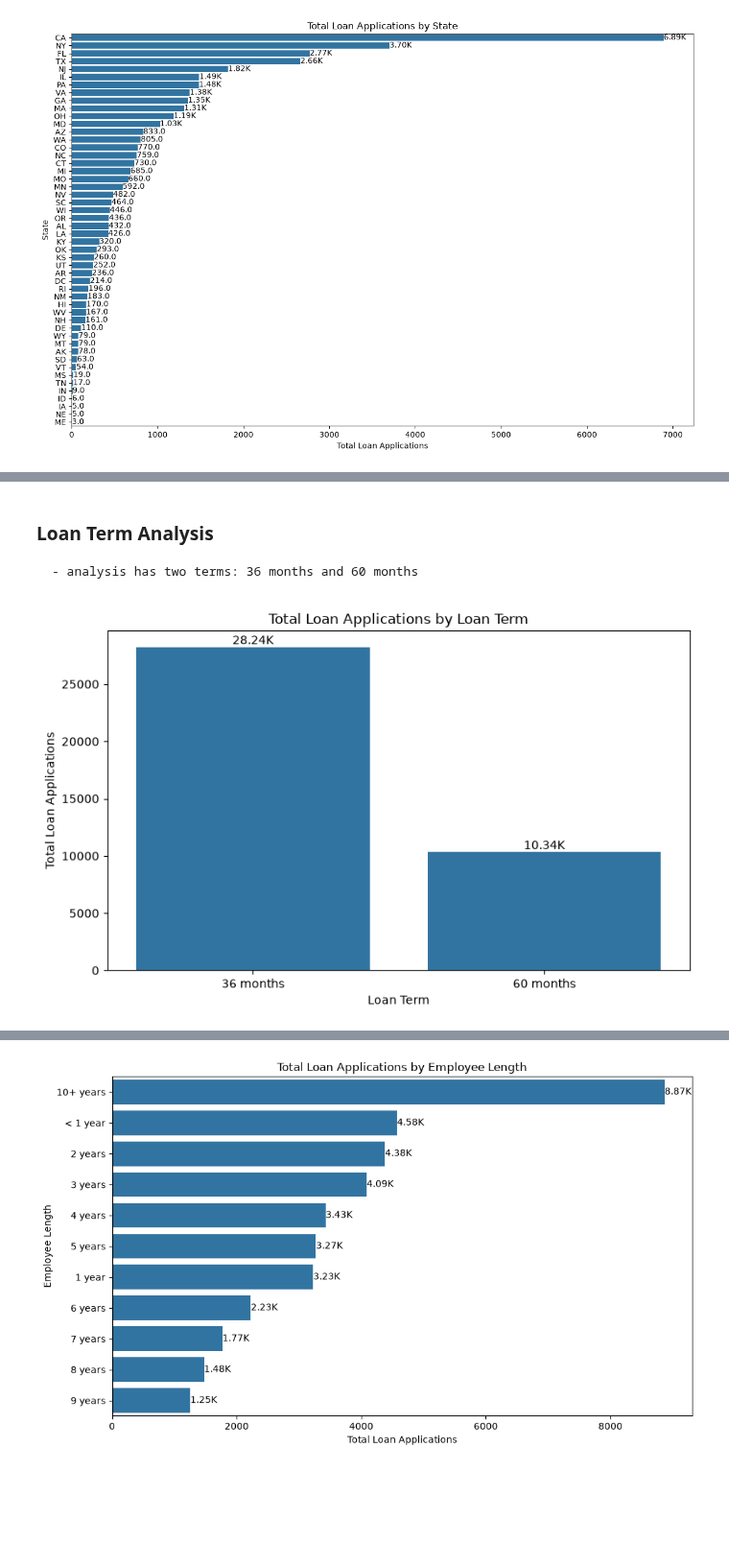
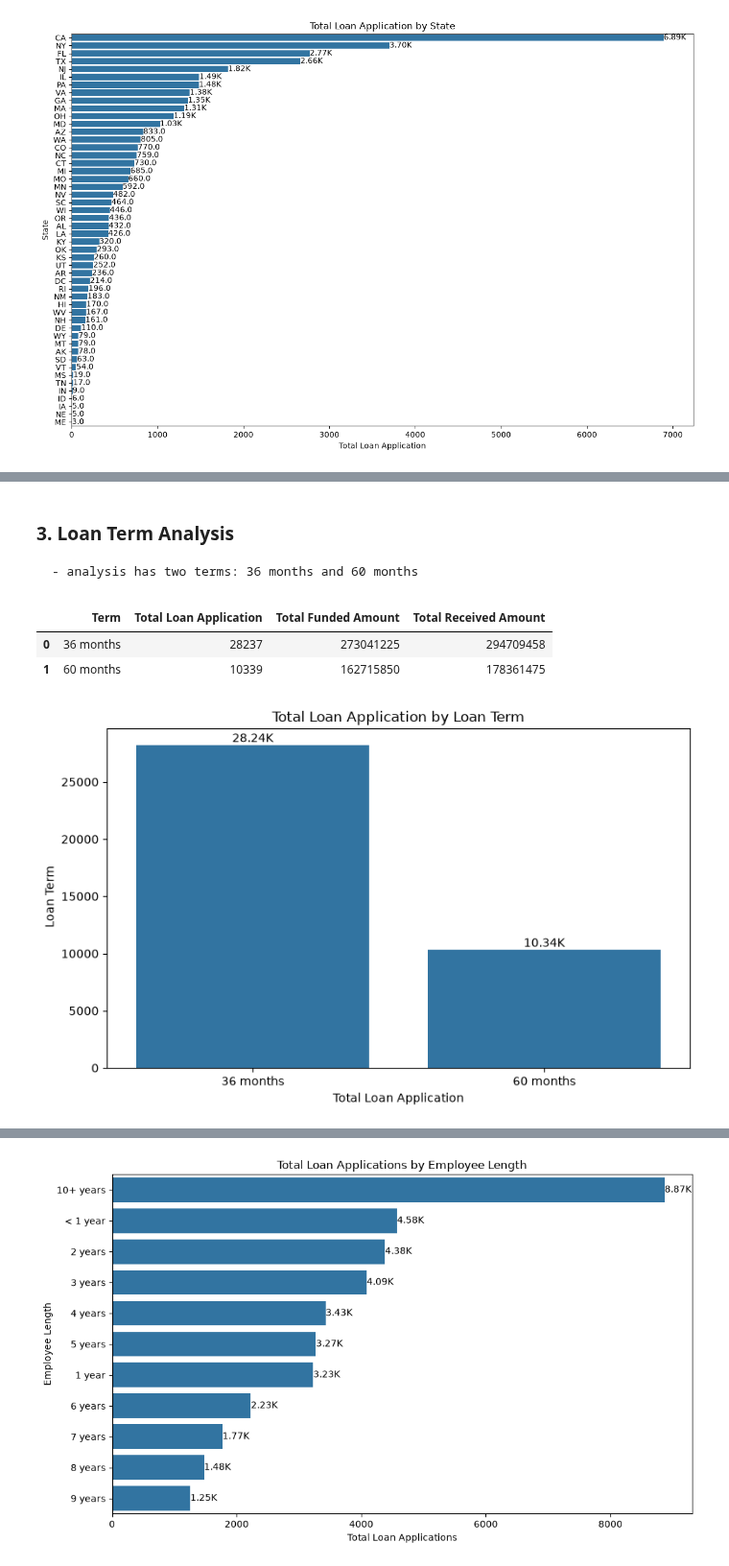
Before and after one commit to riteshchaudhary375/Adv-Data-Analysis-Projects---Sept-2026, a Jupyter notebook: 2. Python Analysis/3. Financial Loan Analysis.ipynb, the cells around one changed output, grey strips where cells are left out. Shown at 96% size. Drawn from its saved outputs; the diff is of its cells as text; code cells hidden in the pictures; blank space fills up the shorter version.

```diff
--- a/2. Python Analysis/3. Financial Loan Analysis.ipynb
+++ b/2. Python Analysis/3. Financial Loan Analysis.ipynb
@@ -501,0 +545,8 @@ plt.show()
+# %%
+regional_analysis = df.groupby('address_state').agg(
+    Total_Loan_Application = ('id', 'count'),
+    Total_Funded_Amount = ('loan_amount', 'sum'),
+    Total_Received_Amount = ('total_payment', 'sum'),
+).reset_index().rename(columns = {'address_state': 'State'})
+regional_analysis.columns = regional_analysis.columns.str.replace('_', ' ', regex=False)
+regional_analysis
@@ -550,36 +684,48 @@ plt.show()
 # %% [markdown]
-### Loan Term Analysis
+### 3. Loan Term Analysis
     - analysis has two terms: 36 months and 60 months
+# %%
+loan_term = df.groupby('term').agg(
+    Total_Loan_Application = ('id', 'count'),
+    Total_Funded_Amount = ('loan_amount', 'sum'),
+    Total_Received_Amount = ('total_payment', 'sum'),
+).reset_index().rename(columns = {'term': 'Term'})
+
+loan_term.columns = loan_term.columns.str.replace('_', ' ', regex=False)
+
+loan_term
+# %% [output]
+|  | Term | Total Loan Application | Total Funded Amount | Total Received Amount |
+| 0 | 36 months | 28237 | 273041225 | 294709458 |
+| 1 | 60 months | 10339 | 162715850 | 178361475 |
 # %%
-# Loan Term Analysis Visualization
+y_axis = total_loan_application
+x_axis = 'Term'
 
-loan_term = loan_term.sort_values(
-    by=total_loan_application,
-    ascending=False
-)
+# loan_term = loan_term.sort_values(
+#     by=total_loan_application,
+#     ascending=False
+# )
 
 plt.figure(figsize=(8, 5))
 
 ax = sns.barplot(
     data=loan_term,
-    x='Loan Term',
-    y=total_loan_application
+    x=x_axis,
+    y=y_axis
 )
 
-plt.title('Total Loan Applications by Loan Term')
-plt.xlabel('Loan Term')
-plt.ylabel('Total Loan Applications')
+plt.title(f'{y_axis} by Loan {x_axis}')
+plt.xlabel(y_axis)
+plt.ylabel(f' Loan {x_axis}')
 
 for container in ax.containers:
     ax.bar_label(
         container,
-        labels=[
-            format_number(val)
-            for val in loan_term[total_loan_application]
-        ]
+        labels=[format_number(val) for val in loan_term[y_axis]]
     )
 
 plt.tight_layout()
 plt.show()
 # %% [output]
-[figure, old version]
+[figure, new version]
```
Also changed, not shown: parts of 31 cells of this notebook.
